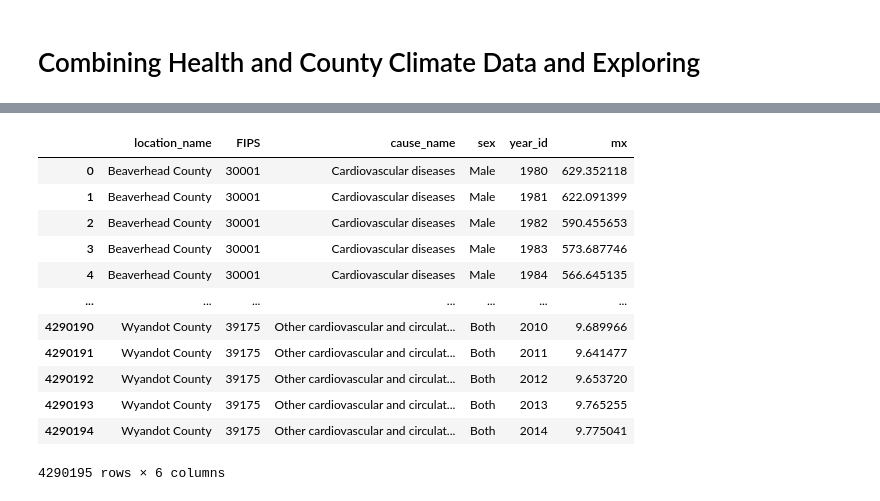
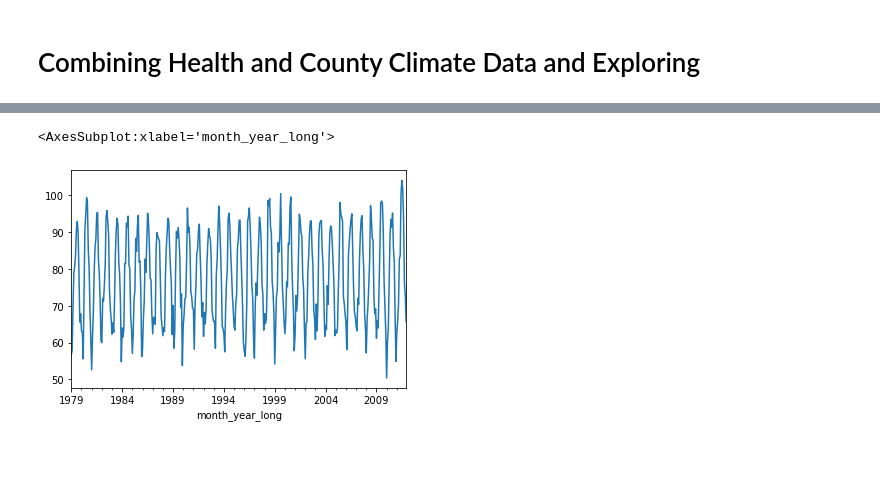
Before and after one commit to calculaterceec/Proj4Team2, a Jupyter notebook: code/KH_DataViz_EDA.ipynb, the cells around one changed output, grey strips where cells are left out. Saved outputs shown, nothing was run; the diff lists cells and outputs as text; code cells hidden in the pictures; blank space fills up the shorter version.

Commit message:
some visuals

```diff
--- a/code/KH_DataViz_EDA.ipynb
+++ b/code/KH_DataViz_EDA.ipynb
@@ -6,17 +6,18 @@ import numpy as np
 import matplotlib.pyplot as plt
 import seaborn as sns
 # %%
-climate_df = pd.read_csv('../data/cleaned/precip_AirTemp_monthly_1979_2011.zip', parse_dates=['month_year_short'], dtype={'county_FIPS': object})
+climate_df = pd.read_csv('../data/cleaned/precip_AirTemp_monthly_1979_2011.zip', parse_dates=['month_year_long'], dtype={'county_FIPS': object})
 heat_wave_days_df = pd.read_csv('../data/cleaned/heat_wave_days_1981_2010.csv', dtype={'County Code': object})
 demo_df = pd.read_csv('../data/cleaned/final_demo.csv', dtype={'fips': object})
 
 #health data
-inf_df = pd.read_csv('../data/cleaned/inf_mortality.zip', dtype={'FIPS': object})
-resp_df = pd.read_csv('../data/cleaned/resp_mortality.zip', dtype={'FIPS': object})
-cvd_df = pd.read_csv('../data/cleaned/cvd_mortality.zip', dtype={'FIPS': object})
+inf_df = pd.read_csv('../data/cleaned/inf_mortality.zip', parse_dates=['year_id'], dtype={'FIPS': object})
+resp_df = pd.read_csv('../data/cleaned/resp_mortality.zip', parse_dates=['year_id'], dtype={'FIPS': object})
+cvd_df = pd.read_csv('../data/cleaned/cvd_mortality.zip', parse_dates=['year_id'], dtype={'FIPS': object})
 # %%
-# #climate_df.drop(columns='Unnamed: 0', inplace=True)
-# #demo_df.drop(columns='Unnamed: 0', inplace=True)
-# inf_df.drop(columns='Unnamed: 0', inplace=True)
-# resp_df.drop(columns='Unnamed: 0', inplace=True)
-# cvd_df.drop(columns='Unnamed: 0', inplace=True)
+climate_df.drop(columns='Unnamed: 0', inplace=True)
+#demo_df.drop(columns='Unnamed: 0', inplace=True)
+inf_df.drop(columns='Unnamed: 0', inplace=True)
+resp_df.drop(columns='Unnamed: 0', inplace=True)
+# %%
+climate_df.drop(columns='month_year_short', inplace=True)
@@ -22,0 +33,5 @@ cvd_df = pd.read_csv('../data/cleaned/cvd_mortality.zip', dtype={'FIPS': object}
+# %%
+climate_df.groupby(['month_year_long'])['min_dailyMaxAirTemp_F'].max().plot()
+# %% [output]
+<AxesSubplot:xlabel='month_year_long'>
+[figure, added]
@@ -23,16 +42,4 @@ cvd_df = pd.read_csv('../data/cleaned/cvd_mortality.zip', dtype={'FIPS': object}
 # %%
-cvd_df
+inf_df_both = inf_df[inf_df['sex'] == 'Both']
+resp_df_both = resp_df[resp_df['sex'] == 'Both']
+cvd_df_both = cvd_df[cvd_df['sex'] == 'Both']
-# %% [output]
-|  | location_name | FIPS | cause_name | sex | year_id | mx |
-| 0 | Beaverhead County | 30001 | Cardiovascular diseases | Male | 1980 | 629.352118 |
-| 1 | Beaverhead County | 30001 | Cardiovascular diseases | Male | 1981 | 622.091399 |
-| 2 | Beaverhead County | 30001 | Cardiovascular diseases | Male | 1982 | 590.455653 |
-| 3 | Beaverhead County | 30001 | Cardiovascular diseases | Male | 1983 | 573.687746 |
-| 4 | Beaverhead County | 30001 | Cardiovascular diseases | Male | 1984 | 566.645135 |
-| ... | ... | ... | ... | ... | ... | ... |
-| 4290190 | Wyandot County | 39175 | Other cardiovascular and circulat... | Both | 2010 | 9.689966 |
-| 4290191 | Wyandot County | 39175 | Other cardiovascular and circulat... | Both | 2011 | 9.641477 |
-| 4290192 | Wyandot County | 39175 | Other cardiovascular and circulat... | Both | 2012 | 9.653720 |
-| 4290193 | Wyandot County | 39175 | Other cardiovascular and circulat... | Both | 2013 | 9.765255 |
-| 4290194 | Wyandot County | 39175 | Other cardiovascular and circulat... | Both | 2014 | 9.775041 |
-4290195 rows × 6 columns
```
Also changed, not shown: parts of 11 cells of this notebook, 1 other file.
